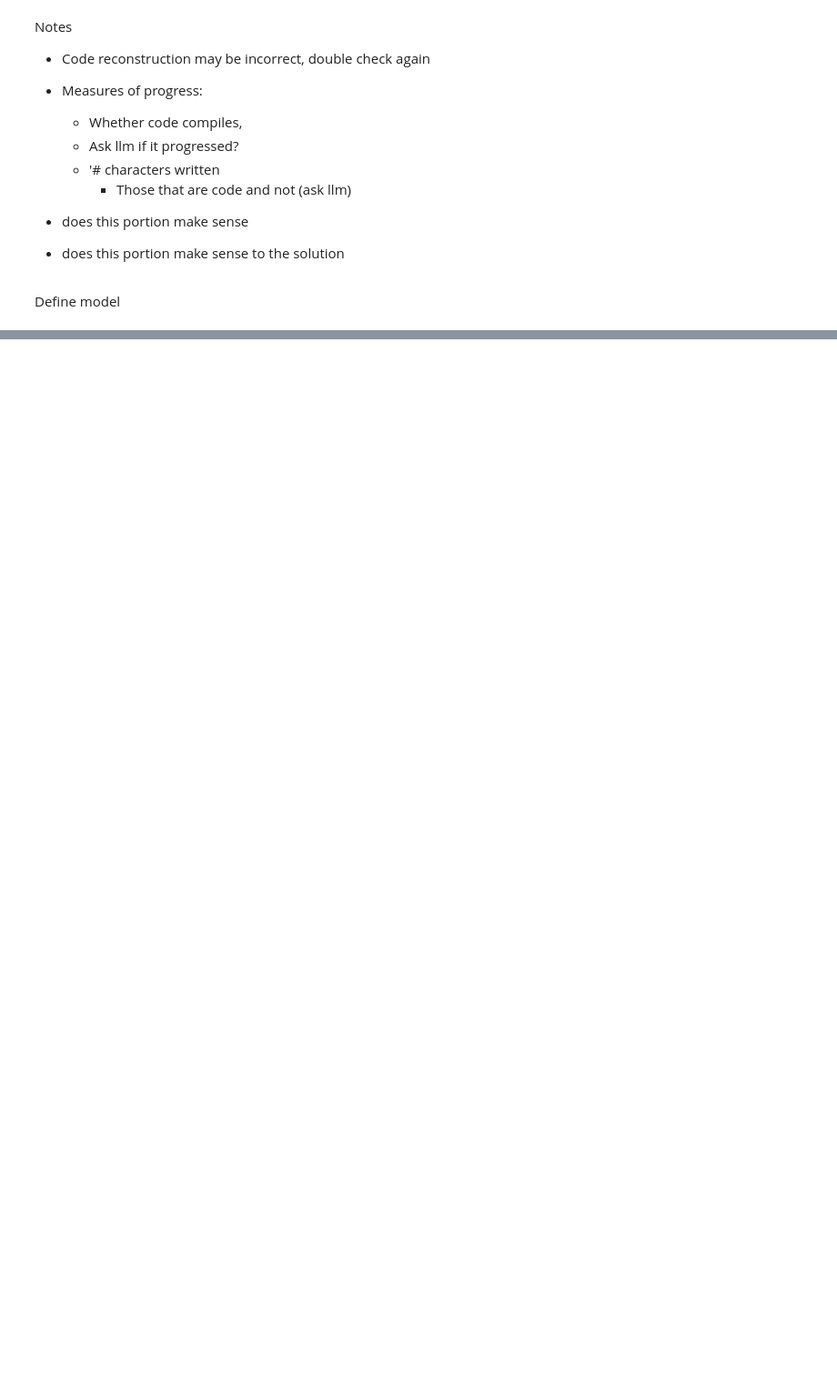
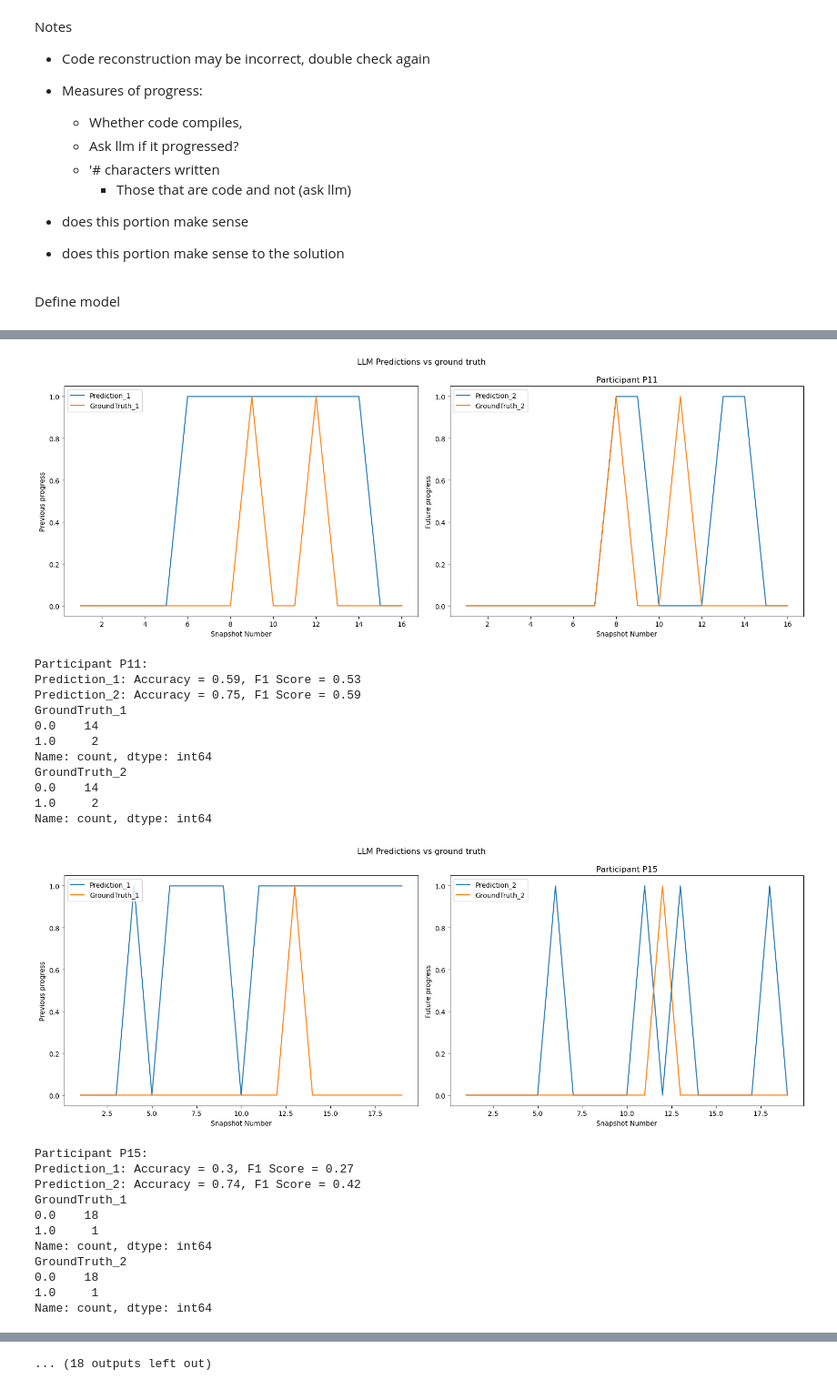
Before and after one commit to feyzijan/EDA_Productivity, a Jupyter notebook: KeylogAnalysisLLM.ipynb, the cells around one changed output, grey strips where cells are left out. Shown at 91% size. Cells and saved outputs as stored; diff of their text form; code cells hidden in the pictures; blank space fills up the shorter version.

```diff
--- a/KeylogAnalysisLLM.ipynb
+++ b/KeylogAnalysisLLM.ipynb
@@ -218,0 +658,27 @@ df_a3
+# %%
+plot_predictions(df_a4)
+# %% [output]
+[figure, added]
+Participant P11:
+Prediction_1: Accuracy = 0.59, F1 Score = 0.53
+Prediction_2: Accuracy = 0.75, F1 Score = 0.59
+GroundTruth_1
+0.0    14
+1.0     2
+Name: count, dtype: int64
+GroundTruth_2
+0.0    14
+1.0     2
+Name: count, dtype: int64
+[figure, added]
+Participant P15:
+Prediction_1: Accuracy = 0.3, F1 Score = 0.27
+Prediction_2: Accuracy = 0.74, F1 Score = 0.42
+GroundTruth_1
+0.0    18
+1.0     1
+Name: count, dtype: int64
+GroundTruth_2
+0.0    18
+1.0     1
+Name: count, dtype: int64
@@ -218,0 +727 @@ df_a3
+... (18 outputs left out)
```
Also changed, not shown: parts of 34 cells of this notebook, 3 other files.
